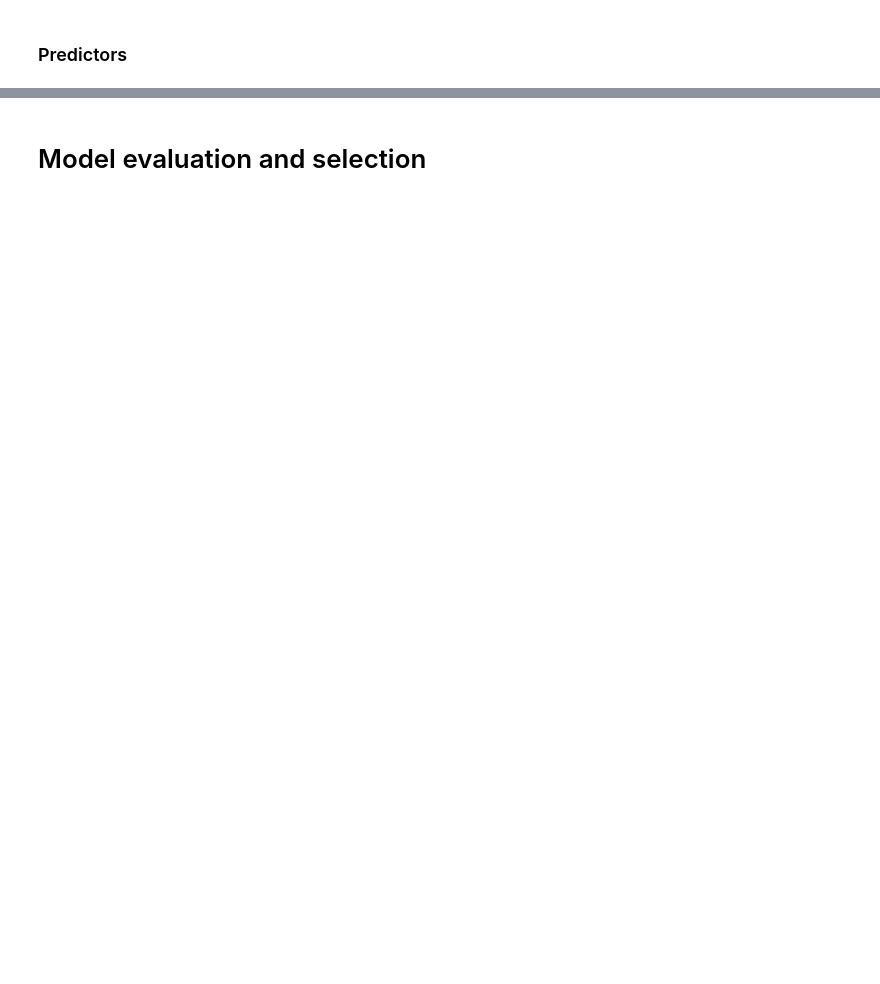
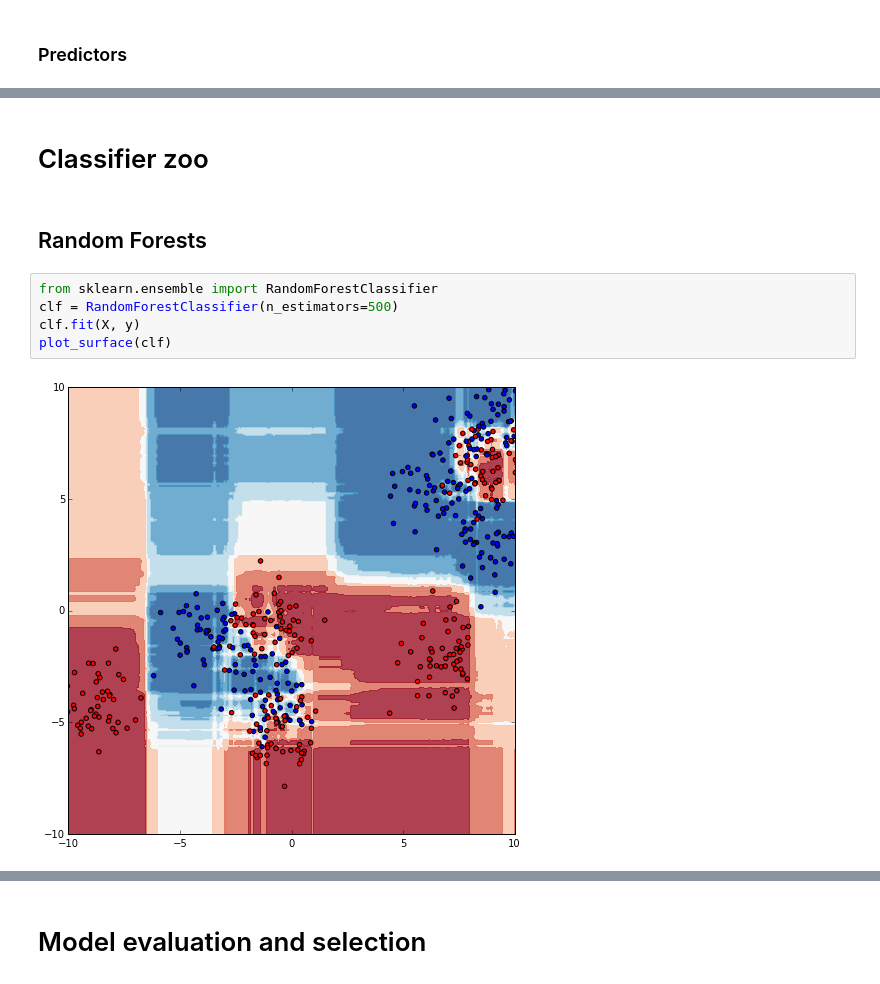
Before and after one commit to glouppe/tutorials-scikit-learn, a Jupyter notebook: An introduction to Machine Learning with Scikit-Learn.ipynb, the cells around one changed output, grey strips where cells are left out. Drawn from its saved outputs; the diff is of its cells as text; blank space fills up the shorter version.

```diff
--- a/An introduction to Machine Learning with Scikit-Learn.ipynb
+++ b/An introduction to Machine Learning with Scikit-Learn.ipynb
@@ -270,0 +248,11 @@ Image("tree.png")
+# %% [markdown]
+# Classifier zoo
+# %% [markdown]
+## Random Forests
+# %%
+from sklearn.ensemble import RandomForestClassifier
+clf = RandomForestClassifier(n_estimators=500)
+clf.fit(X, y)
+plot_surface(clf)
+# %% [output]
+[figure, added]
```
Also changed, not shown: parts of 45 cells of this notebook.
